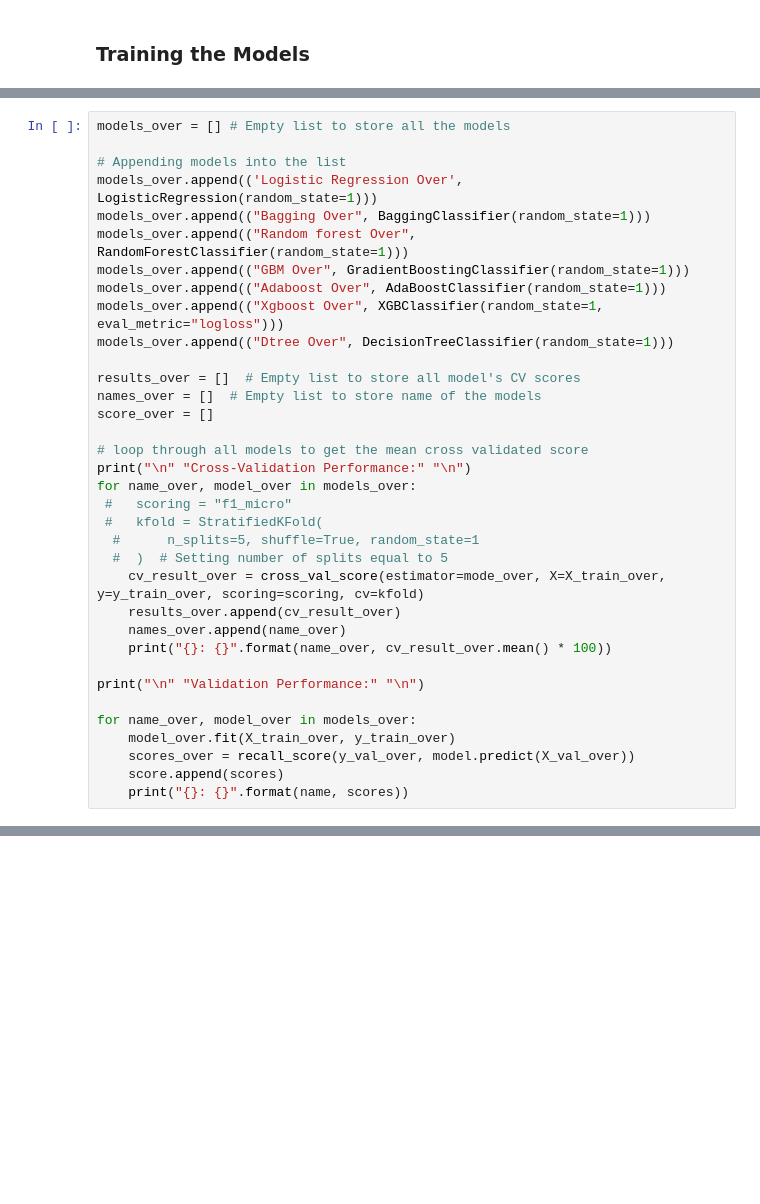
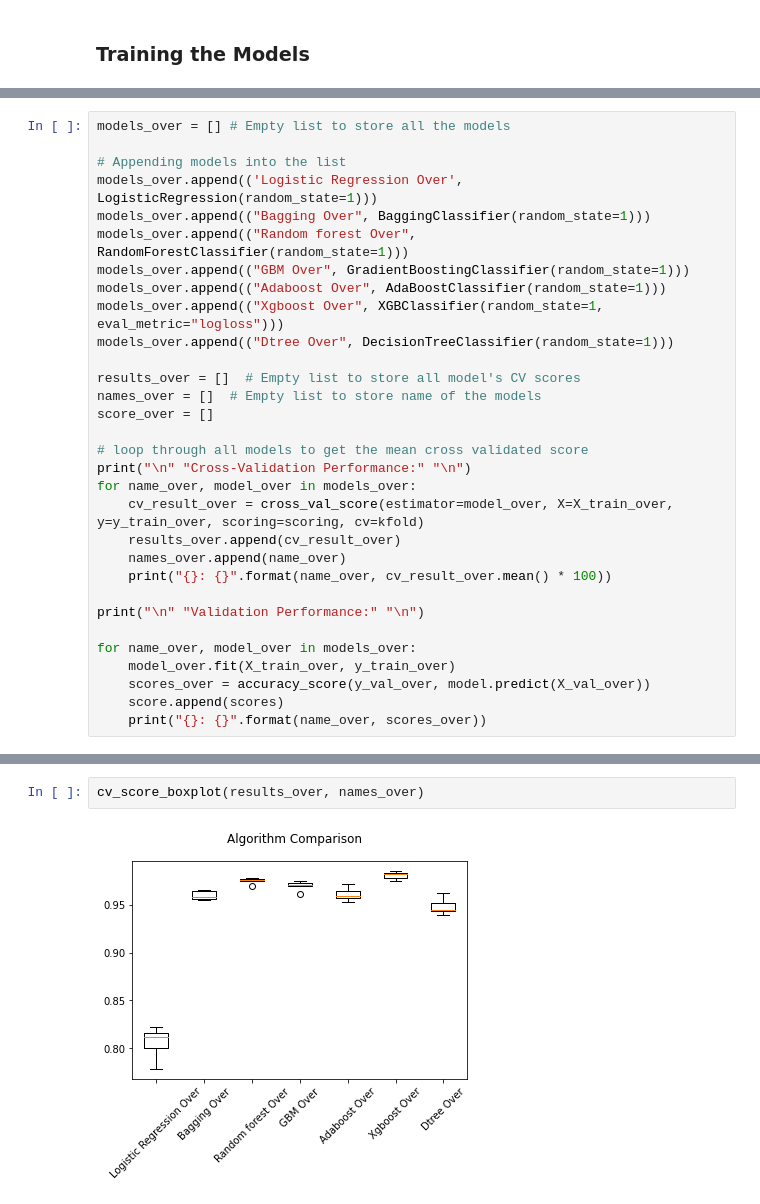
Before and after one commit to jarato123/AI-Class, a Jupyter notebook: Feature Selection, Model Selection and Tuning/fs-ms-tuning-final.ipynb, the cells around one changed output, grey strips where cells are left out. Cells and saved outputs as stored; diff of their text form; blank space fills up the shorter version.

```diff
--- a/Feature Selection, Model Selection and Tuning/fs-ms-tuning-final.ipynb
+++ b/Feature Selection, Model Selection and Tuning/fs-ms-tuning-final.ipynb
@@ -895,11 +932,7 @@ score_over = []
 # loop through all models to get the mean cross validated score
 print("\n" "Cross-Validation Performance:" "\n")
 for name_over, model_over in models_over:
- #   scoring = "f1_micro"
- #   kfold = StratifiedKFold(
-  #      n_splits=5, shuffle=True, random_state=1
-  #  )  # Setting number of splits equal to 5
-    cv_result_over = cross_val_score(estimator=mode_over, X=X_train_over, y=y_train_over, scoring=scoring, cv=kfold)
+    cv_result_over = cross_val_score(estimator=model_over, X=X_train_over, y=y_train_over, scoring=scoring, cv=kfold)
     results_over.append(cv_result_over)
     names_over.append(name_over)
     print("{}: {}".format(name_over, cv_result_over.mean() * 100))
@@ -908,6 +941,6 @@ print("\n" "Validation Performance:" "\n")
 
 for name_over, model_over in models_over:
     model_over.fit(X_train_over, y_train_over)
-    scores_over = recall_score(y_val_over, model.predict(X_val_over))
+    scores_over = accuracy_score(y_val_over, model.predict(X_val_over))
     score.append(scores)
-    print("{}: {}".format(name, scores))
+    print("{}: {}".format(name_over, scores_over))
@@ -913,0 +968,4 @@ for name_over, model_over in models_over:
+# %%
+cv_score_boxplot(results_over, names_over)
+# %% [output]
+[figure, added]
```
Also changed, not shown: parts of 31 cells of this notebook.
